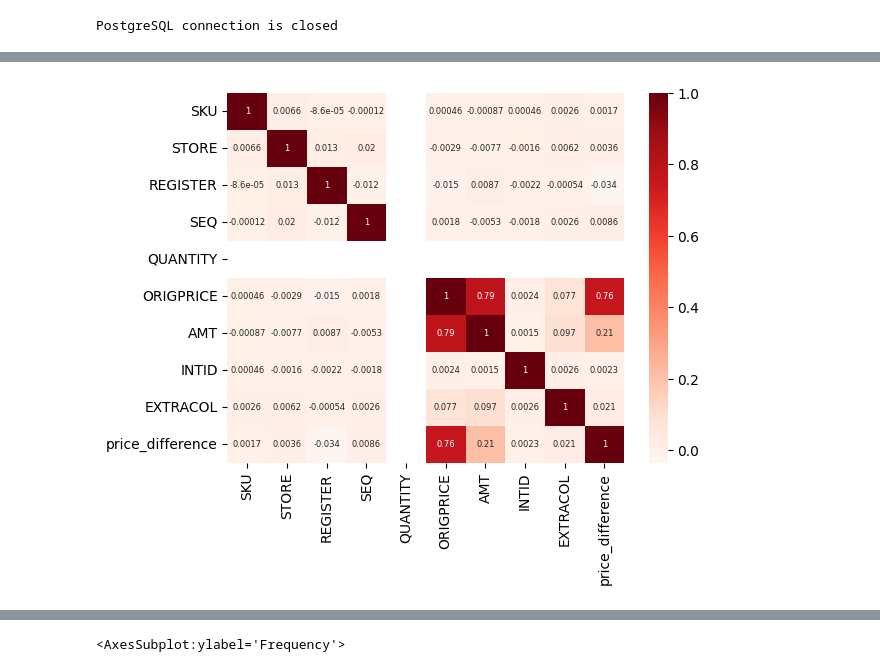
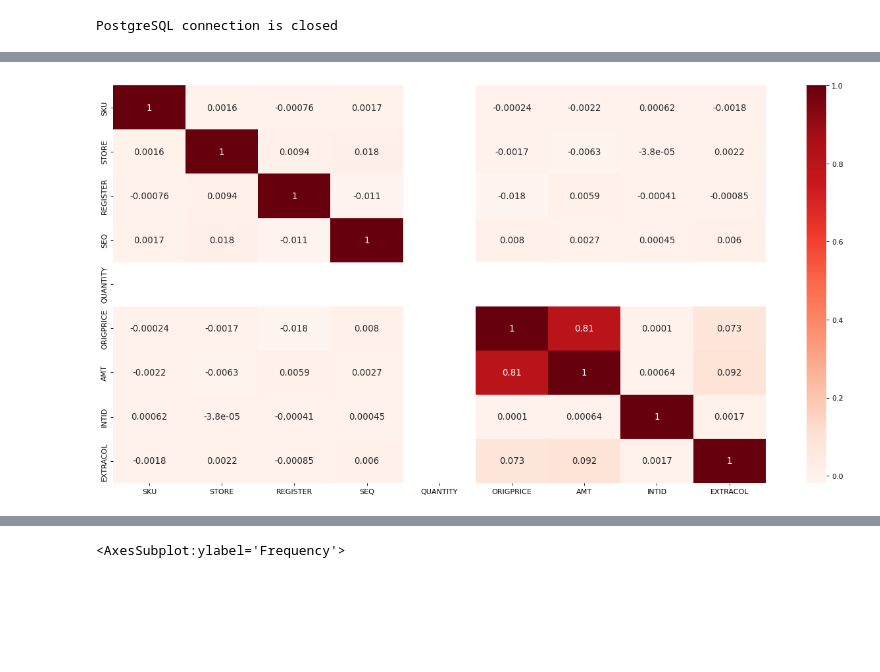
Before and after one commit to ychen595/MSiA_400_G12, a Jupyter notebook: 02_Data_Cleansing/EDA&Clean_trnsact.ipynb, the cells around one changed output, grey strips where cells are left out. Cells and saved outputs as stored; diff of their text form; code cells hidden in the pictures; blank space fills up the shorter version.

Commit message:
Updating EDA for original data

```diff
--- a/02_Data_Cleansing/EDA&Clean_trnsact.ipynb
+++ b/02_Data_Cleansing/EDA&Clean_trnsact.ipynb
@@ -28,5 +57,6 @@ You are connected to -  ('PostgreSQL 10.12 on x86_64-pc-linux-gnu, compiled by g
 # %%
-df_trnsact = pd.read_sql("select * from \"TRNSACT\"order by random() LIMIT 100000", connection);
-df_trnsact
+# Retrive a sample of the data
+df = pd.read_sql("select * from \"TRNSACT\"order by random() LIMIT 10000000", connection);
+df
 # %% [output]
 |  | SKU | STORE | REGISTER | TRANNUM | SEQ | SALEDATE | STYPE | QUANTITY | ORIGPRICE | AMT | ... |
@@ -53,7 +145,8 @@ PostgreSQL connection is closed
 # %%
-df_trnsact['price_difference'] = df_trnsact['ORIGPRICE'] - df_trnsact['AMT']
-sns.heatmap(df_trnsact.corr(), annot=True, cmap = 'Reds', annot_kws={"fontsize":6})
+# Correlation matrix
+plt.figure(figsize = (20, 10), dpi = 80)
+sns.heatmap(df_trnsact.corr(), annot=True, cmap = 'Reds',
+            annot_kws={"fontsize":12})
 plt.show()
-df_trnsact.describe()
 # %% [output]
-[figure, old version]
+[figure, new version]
```
Also changed, not shown: parts of 25 cells of this notebook, 4 other files.
